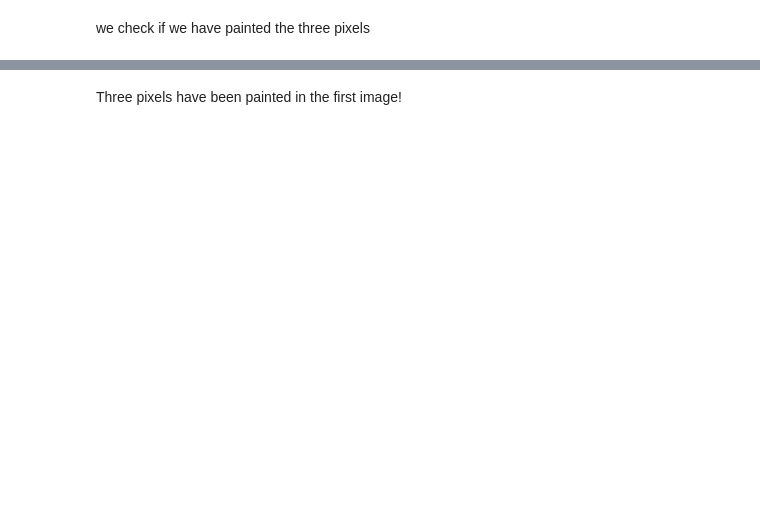
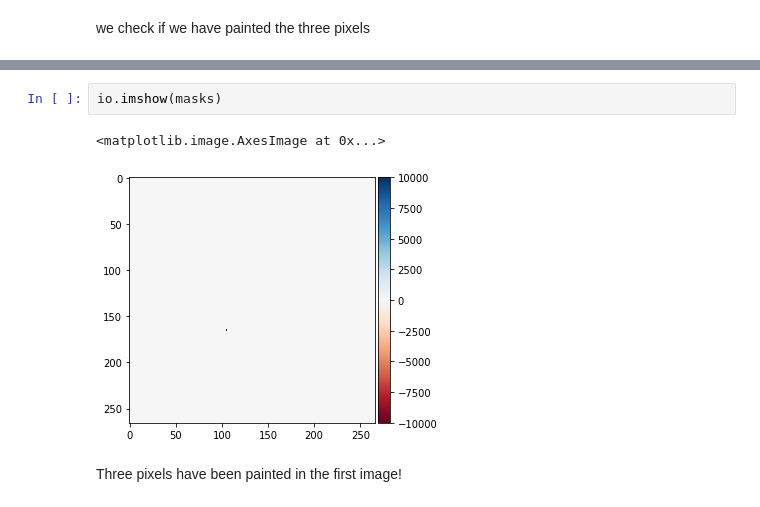
Before and after one commit to p3p31v/UW-Madison-GI, a Jupyter notebook: uw-madison-gi-track-data-analysis.ipynb, the cells around one changed output, grey strips where cells are left out. Cells and saved outputs as stored; diff of their text form; blank space fills up the shorter version.

```diff
--- a/uw-madison-gi-track-data-analysis.ipynb
+++ b/uw-madison-gi-track-data-analysis.ipynb
@@ -223,2 +229,7 @@ io.imshow(image_mask)
+# %%
+io.imshow(masks)
+# %% [output]
+<matplotlib.image.AxesImage at 0x...>
+[figure, added]
 # %% [markdown]
 Three pixels have been painted in the first image!
```
Also changed, not shown: parts of 7 cells of this notebook.
